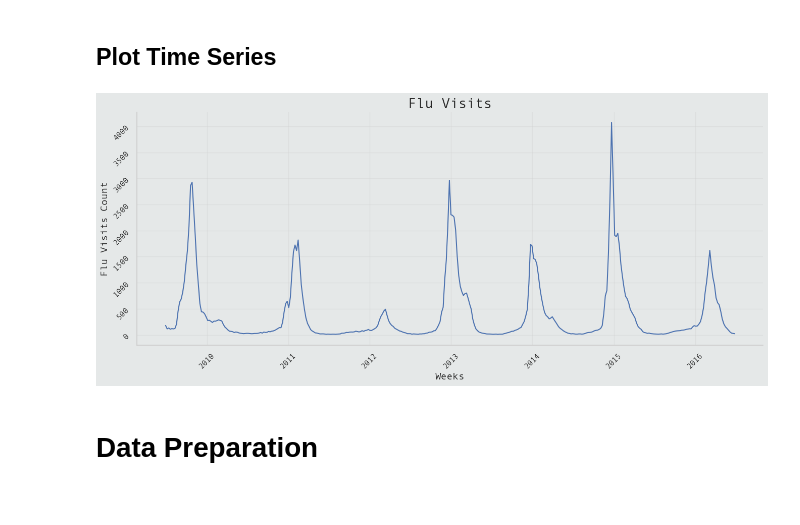
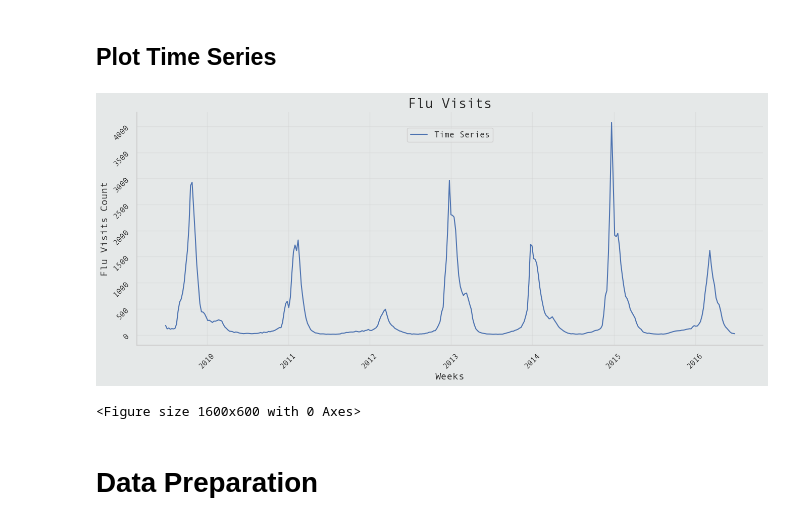
Before and after one commit to Volscente/TimeWarpForecast, a Jupyter notebook: notebooks/flu_trends/exploratory_data_analysis.ipynb, the cells around one changed output. Drawn from its saved outputs; the diff is of its cells as text; code cells hidden in the pictures.

Commit message:
Refactor plot_time_series

```diff
--- a/notebooks/flu_trends/exploratory_data_analysis.ipynb
+++ b/notebooks/flu_trends/exploratory_data_analysis.ipynb
@@ -72,11 +72,12 @@ dataset = read_data_from_config(dataset_config)
 # %%
 ax = plot_time_series(dataset,
                       x_column='Week',
                       y_column='FluVisits',
                       title='Flu Visits',
-                      labels=('Weeks', 'Flu Visits Count'))
+                      labels=('Weeks', 'Flu Visits Count', 'Time Series'))
 # %% [output]
-[figure, old version]
+[figure, new version]
+<Figure size 1600x600 with 0 Axes>
 # %% [markdown]
 # Data Preparation
 # %% [markdown]
```
Also changed, not shown: parts of 6 cells of this notebook, 1 other file.
